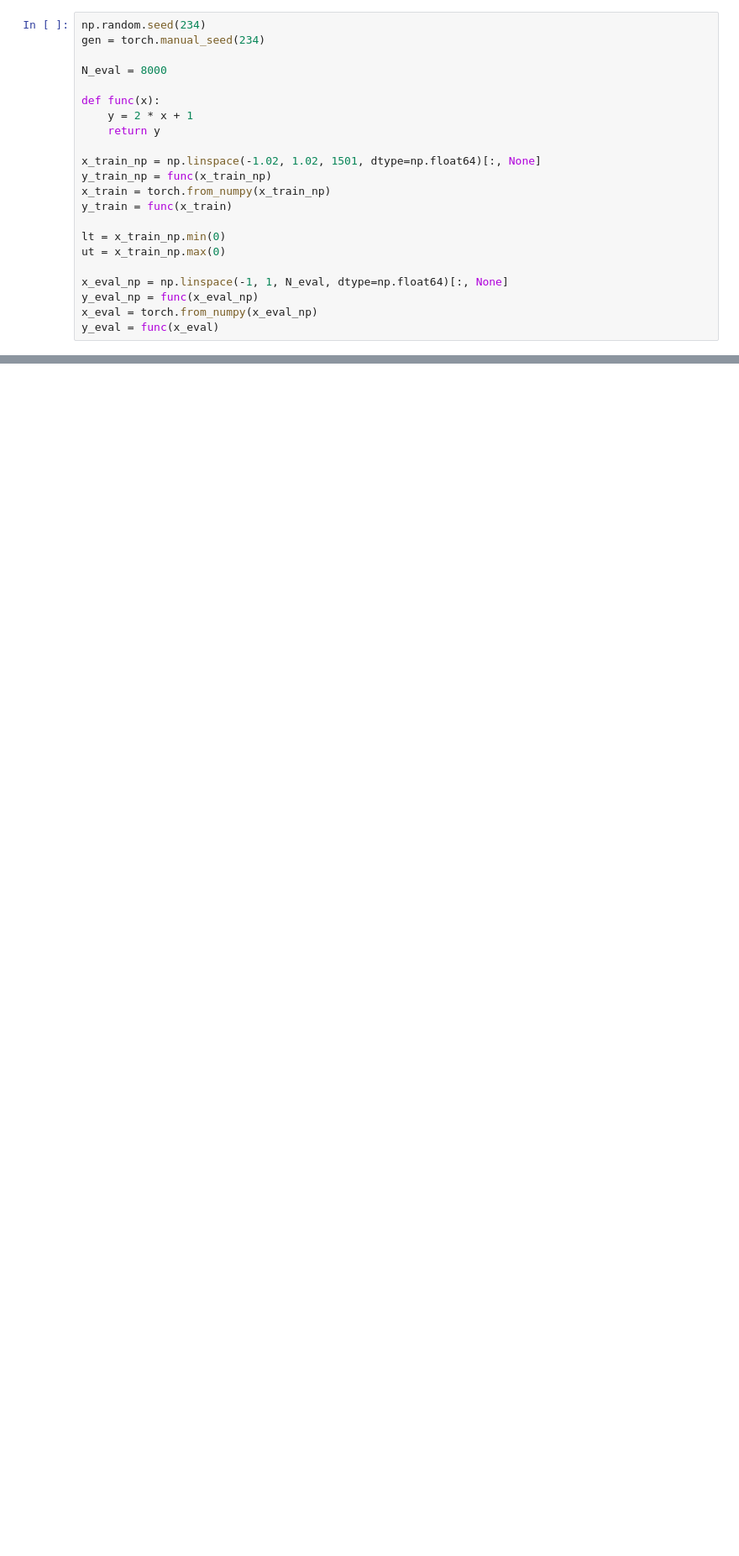
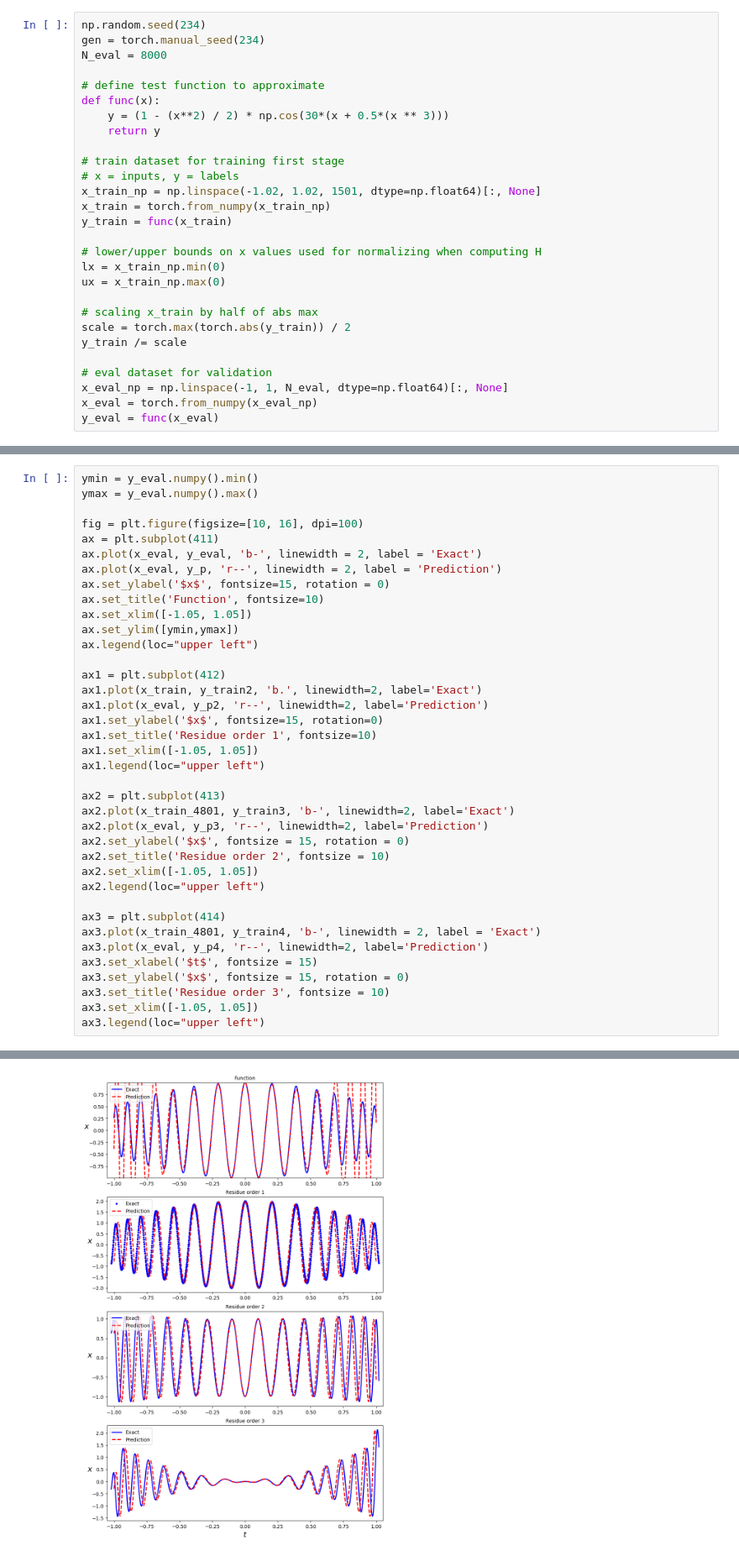
Before and after one commit to akavuturu/MultistageNN, a Jupyter notebook: Reg_NN.ipynb, the cells around one changed output, grey strips where cells are left out. Shown at 84% size. Saved outputs shown, nothing was run; the diff lists cells and outputs as text; blank space fills up the shorter version.

Commit message:
added code for plotting and tried some fixes to get correct plots going

```diff
--- a/Reg_NN.ipynb
+++ b/Reg_NN.ipynb
@@ -242,22 +161,28 @@ class NeuralNetStage(nn.Module):
 # %%
 np.random.seed(234)
 gen = torch.manual_seed(234)
-
 N_eval = 8000
 
+# define test function to approximate
 def func(x):
-    y = 2 * x + 1
+    y = (1 - (x**2) / 2) * np.cos(30*(x + 0.5*(x ** 3)))
     return y
 
+# train dataset for training first stage
+# x = inputs, y = labels
 x_train_np = np.linspace(-1.02, 1.02, 1501, dtype=np.float64)[:, None]
-y_train_np = func(x_train_np)
 x_train = torch.from_numpy(x_train_np)
 y_train = func(x_train)
 
-lt = x_train_np.min(0)
-ut = x_train_np.max(0)
+# lower/upper bounds on x values used for normalizing when computing H
+lx = x_train_np.min(0)
+ux = x_train_np.max(0)
 
+# scaling x_train by half of abs max
+scale = torch.max(torch.abs(y_train)) / 2
+y_train /= scale
+
+# eval dataset for validation
 x_eval_np = np.linspace(-1, 1, N_eval, dtype=np.float64)[:, None]
-y_eval_np = func(x_eval_np)
 x_eval = torch.from_numpy(x_eval_np)
 y_eval = func(x_eval)
@@ -313,0 +290,39 @@ plt.show()
+# %%
+ymin = y_eval.numpy().min()
+ymax = y_eval.numpy().max()
+
+fig = plt.figure(figsize=[10, 16], dpi=100)
+ax = plt.subplot(411)
+ax.plot(x_eval, y_eval, 'b-', linewidth = 2, label = 'Exact')
+ax.plot(x_eval, y_p, 'r--', linewidth = 2, label = 'Prediction')
+ax.set_ylabel('$x$', fontsize=15, rotation = 0)
+ax.set_title('Function', fontsize=10)
+ax.set_xlim([-1.05, 1.05])
+ax.set_ylim([ymin,ymax])
+ax.legend(loc="upper left")
+
+ax1 = plt.subplot(412)
+ax1.plot(x_train, y_train2, 'b.', linewidth=2, label='Exact')
+ax1.plot(x_eval, y_p2, 'r--', linewidth=2, label='Prediction')
+ax1.set_ylabel('$x$', fontsize=15, rotation=0)
+ax1.set_title('Residue order 1', fontsize=10)
+ax1.set_xlim([-1.05, 1.05])
+ax1.legend(loc="upper left")
+
+ax2 = plt.subplot(413)
+ax2.plot(x_train_4801, y_train3, 'b-', linewidth=2, label='Exact')
+ax2.plot(x_eval, y_p3, 'r--', linewidth=2, label='Prediction')
+ax2.set_ylabel('$x$', fontsize = 15, rotation = 0)
+ax2.set_title('Residue order 2', fontsize = 10)
+ax2.set_xlim([-1.05, 1.05])
+ax2.legend(loc="upper left")
+
+ax3 = plt.subplot(414)
+ax3.plot(x_train_4801, y_train4, 'b-', linewidth = 2, label = 'Exact')
+ax3.plot(x_eval, y_p4, 'r--', linewidth=2, label='Prediction')
+ax3.set_xlabel('$t$', fontsize = 15)
+ax3.set_ylabel('$x$', fontsize = 15, rotation = 0)
+ax3.set_title('Residue order 3', fontsize = 10)
+ax3.set_xlim([-1.05, 1.05])
+ax3.legend(loc="upper left")
+# %% [output]
@@ -313,0 +330 @@ plt.show()
+[figure, added]
```
Also changed, not shown: parts of 15 cells of this notebook, 2 other files.
